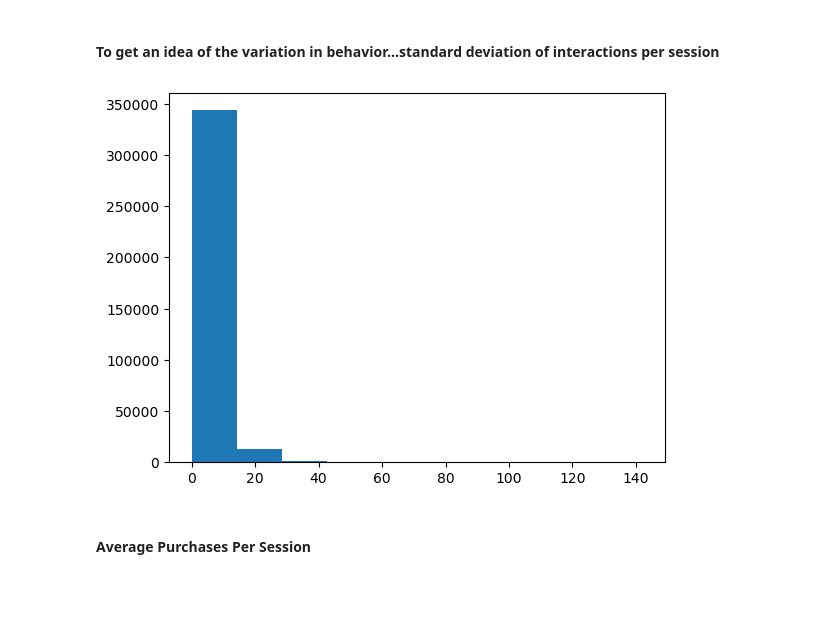
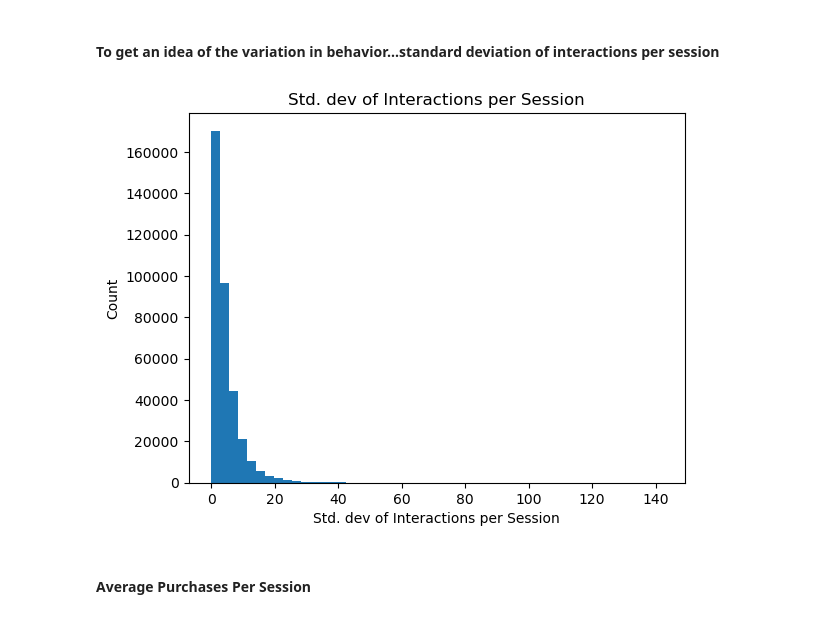
Before and after one commit to rs59/ds5110-project, a Jupyter notebook: 03_eda.ipynb, the cells around one changed output. Cells and saved outputs as stored; diff of their text form; code cells hidden in the pictures; blank space fills up the shorter version.

```diff
--- a/03_eda.ipynb
+++ b/03_eda.ipynb
@@ -242,9 +261,13 @@ plt.show()
 #### To get an idea of the variation in behavior...standard deviation of interactions per session
 # %%
 response = full.select('sd_interactions_per_session').toPandas()['sd_interactions_per_session']
-plt.hist(response)
+
+plt.hist(response, bins = 50)
+plt.title('Std. dev of Interactions per Session')
+plt.xlabel('Std. dev of Interactions per Session')
+plt.ylabel('Count')
 plt.show()
 # %% [output]
-[figure, old version]
+[figure, new version]
 # %% [markdown]
 #### Average Purchases Per Session
```
Also changed, not shown: parts of 15 cells of this notebook, 2 other files.
